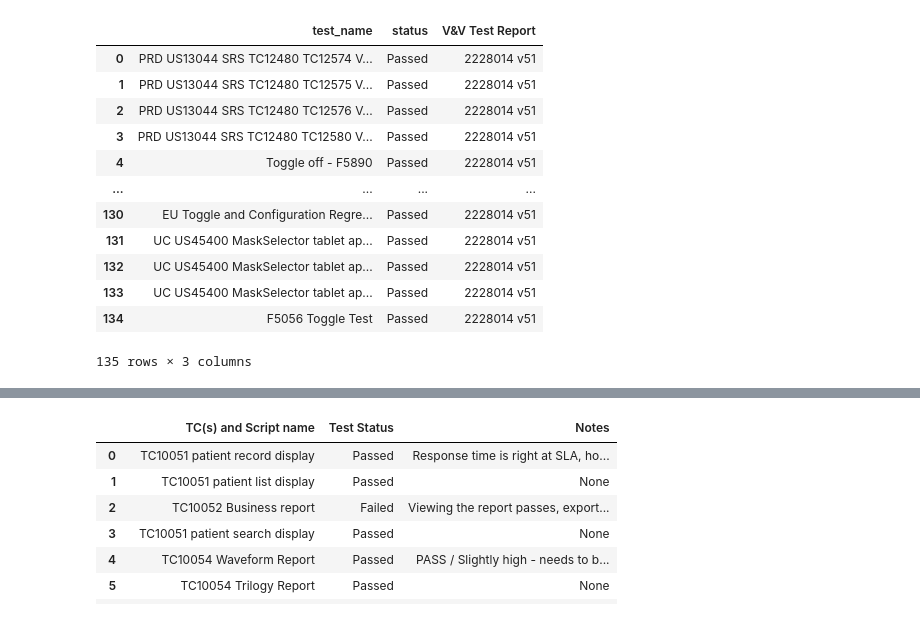
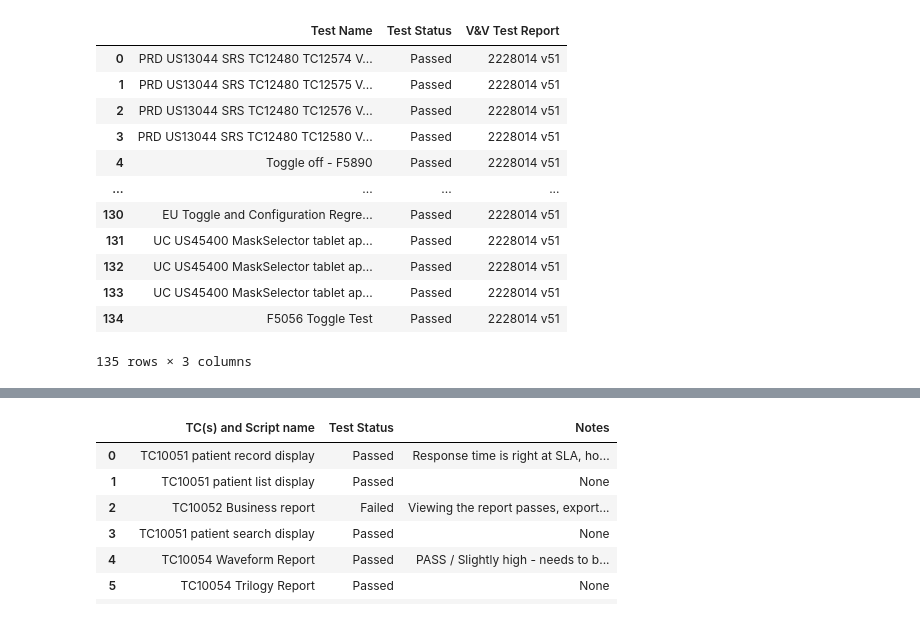
Before and after one commit to jacoblee628/systemsproject, a Jupyter notebook: src/more_experiments.ipynb, the cells around one changed output, grey strips where cells are left out. Drawn from its saved outputs; the diff is of its cells as text; code cells hidden in the pictures.

Commit message:
updated read as run test function

```diff
--- a/src/more_experiments.ipynb
+++ b/src/more_experiments.ipynb
@@ -9,10 +9,10 @@ import re
 # %%
 version_num = "1.33.0"
 # %%
-manual = read_manual_tests("../data/ER2228014 v51 ATT1 Manual As-Runs.docx")
+manual = read_as_run_tests("../data/ER2228014 v51 ATT1 Manual As-Runs.docx")
 manual
 # %% [output]
-|  | test_name | status | V&V Test Report |
+|  | Test Name | Test Status | V&V Test Report |
 | 0 | PRD US13044 SRS TC12480 TC12574 V... | Passed | 2228014 v51 |
 | 1 | PRD US13044 SRS TC12480 TC12575 V... | Passed | 2228014 v51 |
 | 2 | PRD US13044 SRS TC12480 TC12576 V... | Passed | 2228014 v51 |
```
Also changed, not shown: parts of 10 cells of this notebook, 3 other files.
